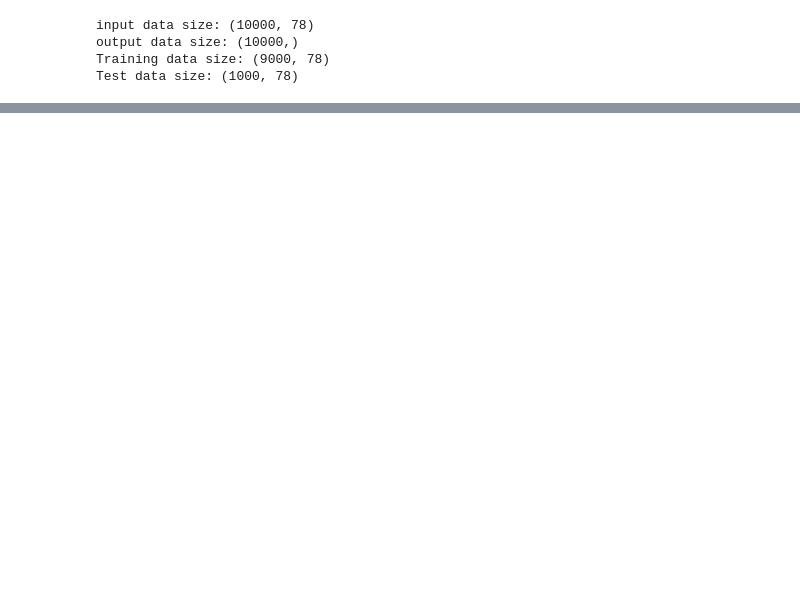
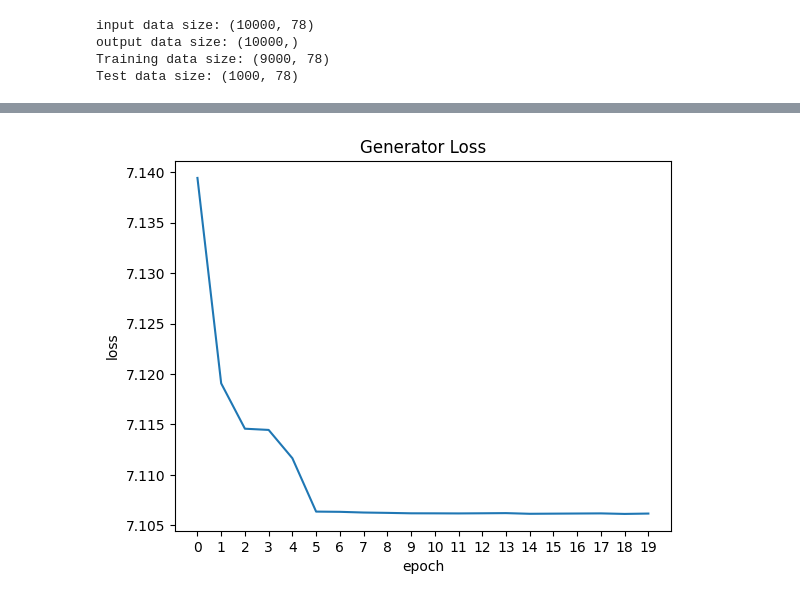
Before and after one commit to panthibivek/Generative-Adversarial-Network-for-Improving-Sampling-of-Molecular-Trajectories, a Jupyter notebook: genAdvTrain.ipynb, the cells around one changed output, grey strips where cells are left out. Drawn from its saved outputs; the diff is of its cells as text; code cells hidden in the pictures; blank space fills up the shorter version.

```diff
--- a/genAdvTrain.ipynb
+++ b/genAdvTrain.ipynb
@@ -158,0 +170,11 @@ fig1.savefig(train_dir + 'loss.png', dpi = 300)
+# %%
+plt.plot(history.history['g_loss'])
+plt.title('Generator Loss')
+plt.ylabel('loss')
+plt.xlabel('epoch')
+plt.xticks(range(epochs_), map(np.int64, range(epochs_)))
+fig1 = plt.gcf()
+plt.show()
+fig1.savefig(train_dir + 'disLoss.png', dpi = 300)
+# %% [output]
+[figure, added]
```
Also changed, not shown: parts of 4 cells of this notebook, 3 other files.
